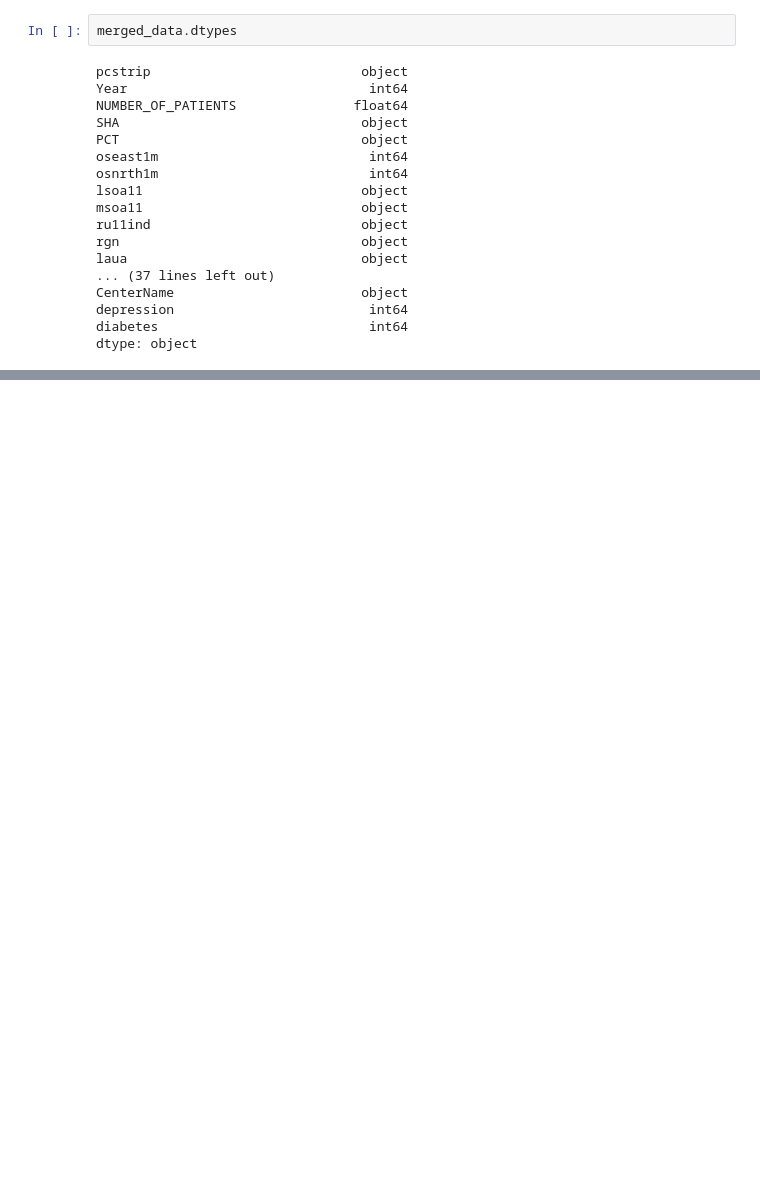
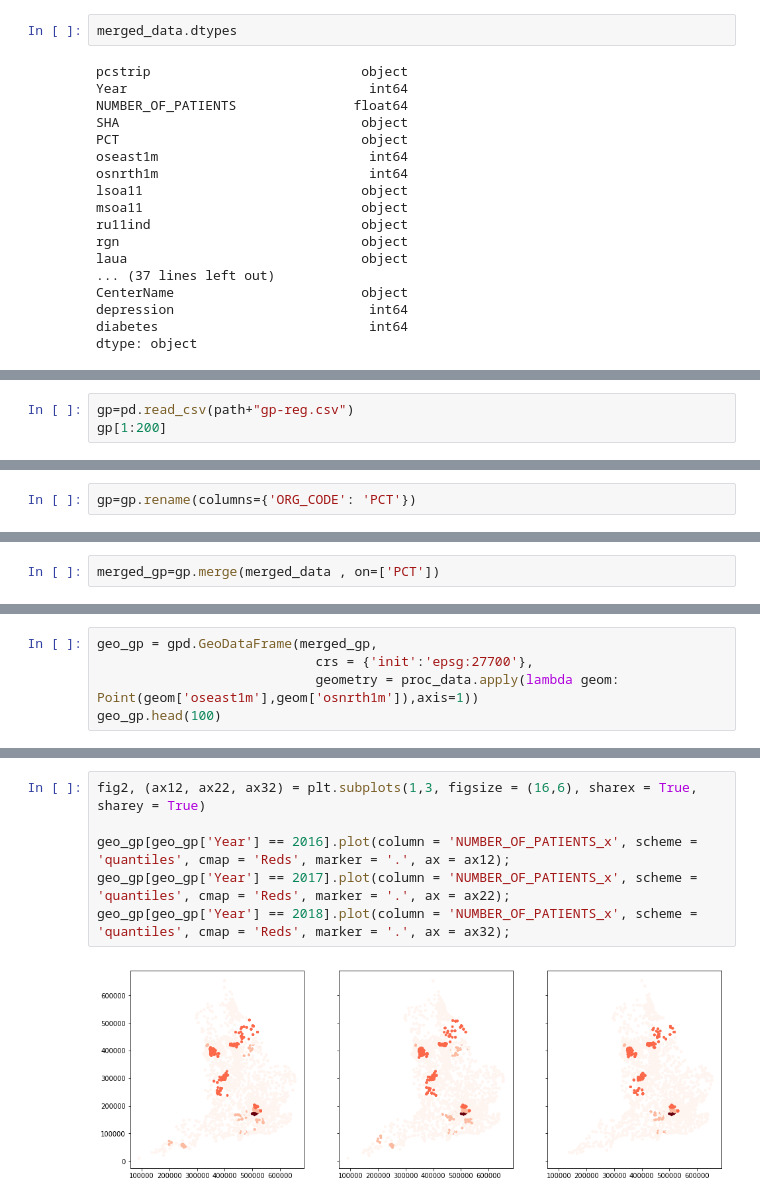
Before and after one commit to Lana-B/JGI, a Jupyter notebook: LanaGeo.ipynb, the cells around one changed output, grey strips where cells are left out. Drawn from its saved outputs; the diff is of its cells as text; blank space fills up the shorter version.

```diff
--- a/LanaGeo.ipynb
+++ b/LanaGeo.ipynb
@@ -119,0 +125,3 @@ geo_data[geo_data['Year'] == 2018].plot(column = 'loneills', scheme = 'quantiles
+# %%
+gp=pd.read_csv(path+"gp-reg.csv")
+gp[1:200]
@@ -119,0 +147,2 @@ geo_data[geo_data['Year'] == 2018].plot(column = 'loneills', scheme = 'quantiles
+# %%
+gp=gp.rename(columns={'ORG_CODE': 'PCT'})
@@ -119,0 +161,2 @@ geo_data[geo_data['Year'] == 2018].plot(column = 'loneills', scheme = 'quantiles
+# %%
+merged_gp=gp.merge(merged_data , on=['PCT'])
@@ -119,0 +183,5 @@ geo_data[geo_data['Year'] == 2018].plot(column = 'loneills', scheme = 'quantiles
+# %%
+geo_gp = gpd.GeoDataFrame(merged_gp,
+                            crs = {'init':'epsg:27700'},
+                            geometry = proc_data.apply(lambda geom: Point(geom['oseast1m'],geom['osnrth1m']),axis=1))
+geo_gp.head(100)
@@ -119,0 +255,8 @@ geo_data[geo_data['Year'] == 2018].plot(column = 'loneills', scheme = 'quantiles
+# %%
+fig2, (ax12, ax22, ax32) = plt.subplots(1,3, figsize = (16,6), sharex = True, sharey = True)
+
+geo_gp[geo_gp['Year'] == 2016].plot(column = 'NUMBER_OF_PATIENTS_x', scheme = 'quantiles', cmap = 'Reds', marker = '.', ax = ax12);
+geo_gp[geo_gp['Year'] == 2017].plot(column = 'NUMBER_OF_PATIENTS_x', scheme = 'quantiles', cmap = 'Reds', marker = '.', ax = ax22);
+geo_gp[geo_gp['Year'] == 2018].plot(column = 'NUMBER_OF_PATIENTS_x', scheme = 'quantiles', cmap = 'Reds', marker = '.', ax = ax32);
+# %% [output]
+[figure, added]
```
Also changed, not shown: parts of 11 cells of this notebook.
